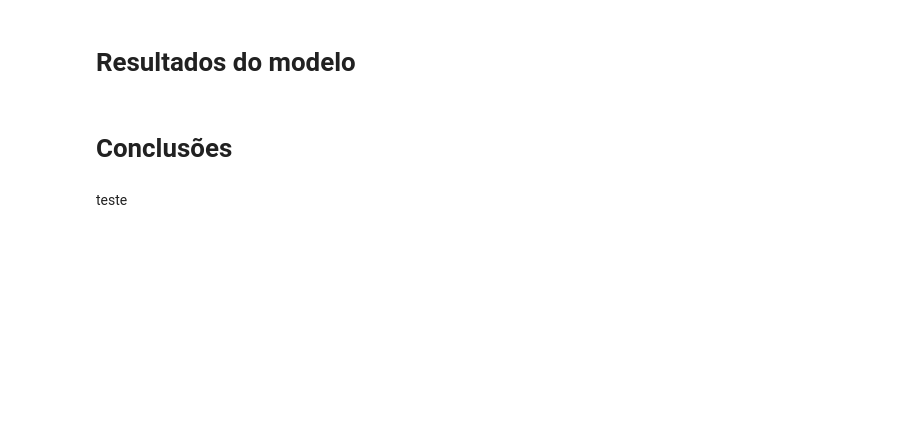
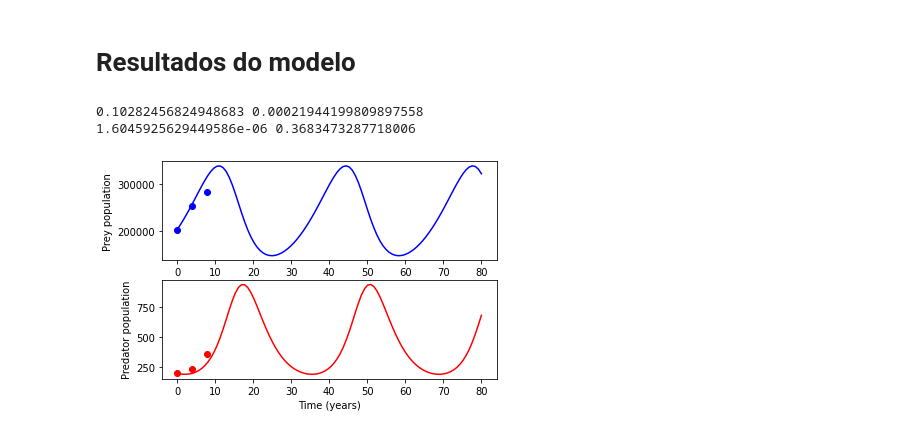
Before and after one commit to koga25/projeto-metodos-numericos, a Jupyter notebook: Projeto_Métodos_Numéricos.ipynb, the cells around one changed output. Drawn from its saved outputs; the diff is of its cells as text; code cells hidden in the pictures; blank space fills up the shorter version.

Commit message:
results with getting the parameters inside python

```diff
--- a/Projeto_Métodos_Numéricos.ipynb
+++ b/Projeto_Métodos_Numéricos.ipynb
@@ -74,6 +76,21 @@ import numpy as np
 import scipy.optimize
 from scipy.integrate import odeint
 # %%
+def lotka_volterra(variables, t, params):
+    x = variables[0]
+    y = variables[1]
+
+    alpha = params[0]
+    beta = params[1]
+    delta = params[2]
+    gamma = params[3]
+
+    dxdt = alpha * x - beta * x * y
+    dydt = delta * x * y - gamma * y
+
+    return([dxdt, dydt])
+
+#gets the estimative prey per km² of each area, multiply it by it's total km², then sums all into one value to represent the total prey per year.
 def get_total_prey_per_year():
   parsa_wr_km2 = 499
   parsa_wildlife_reserve_preys = [25.32, 50.21, 75.1]
@@ -100,14 +117,13 @@ def get_total_prey_per_year():
 
   return result
 
-
 #check if can find x values for 2008-2009
 x_series = get_total_prey_per_year()
 #this does not include 2008-2009 values for tigers, which was 121
 y_series = [198, 235, 355]
 
+print(x_series)
+
+#anos, em um periodo t = 1 = 4 anos.
 years = [0.0, 4.0, 8.0]
-print("anos: ", years)
-print("número presas: ", x_series)
-print("número predadores: ", y_series)
 # %% [output]
@@ -168,6 +131,53 @@ plt.show()
 # %% [markdown]
 # Resultados do modelo
-# %% [markdown]
-# Conclusões
-# %% [markdown]
-teste
+# %%
+#getting the parameters.
+A = np.array([[254088.82, -254088.82*235], [282223.9, -282223.9*355]])
+B = np.array([13023.5, 7033.77])
+X = np.linalg.solve(A, B)
+alpha, beta = X
+print(alpha, beta)
+
+A = np.array([[254088.82*235, -235], [282223.9*355, -355]])
+B = np.array([9.25, 30])
+X = np.linalg.solve(A, B)
+delta, gamma = X
+print(delta, gamma)
+
+#alpha = 0.84152
+#beta = 9.94054e-4
+#delta = 1.5537e-6
+#gamma = 0.26713
+
+
+params = [alpha, beta, delta, gamma]
+
+y0 = [x_series[0], y_series[0]]
+# %% [output]
+0.10282456824948683 0.00021944199809897558
+1.6045925629449586e-06 0.3683473287718006
+# %%
+t = np.linspace(0, 80, 100)
+
+
+output = odeint(lotka_volterra, y0, t, args=(params,))
+
+f,(ax1,ax2) = plt.subplots(2)
+
+line1 = ax1.scatter(years,x_series, c="b")
+line2 = ax2.scatter(years,y_series, c="r")
+ax1.set_ylabel("prey (hundreds)")
+ax2.set_ylabel("predator (hundreds)")
+ax2.set_xlabel("Time")
+
+
+line1, = ax1.plot(t,output[:,0], color="b")
+line2, = ax2.plot(t,output[:,1], color="r")
+
+ax1.set_ylabel("Prey population")
+ax2.set_ylabel("Predator population")
+ax2.set_xlabel("Time (years)")
+
+plt.show()
+# %% [output]
+[figure, added]
```
Also changed, not shown: parts of 4 cells of this notebook.
